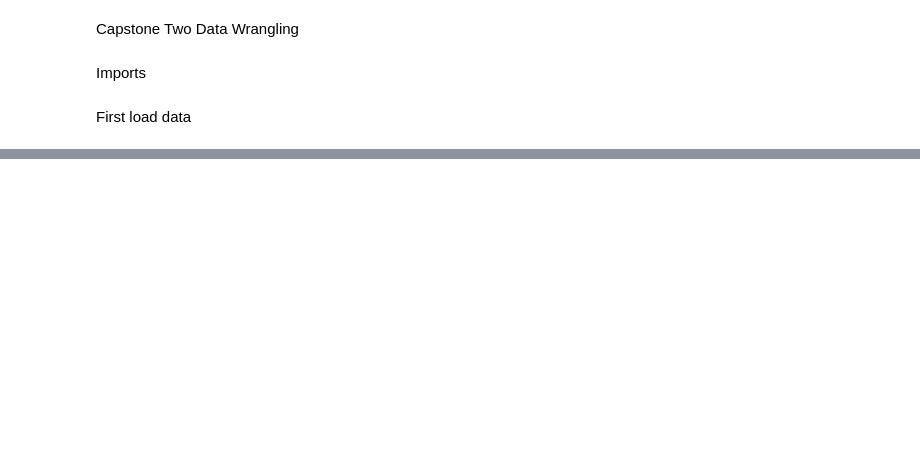
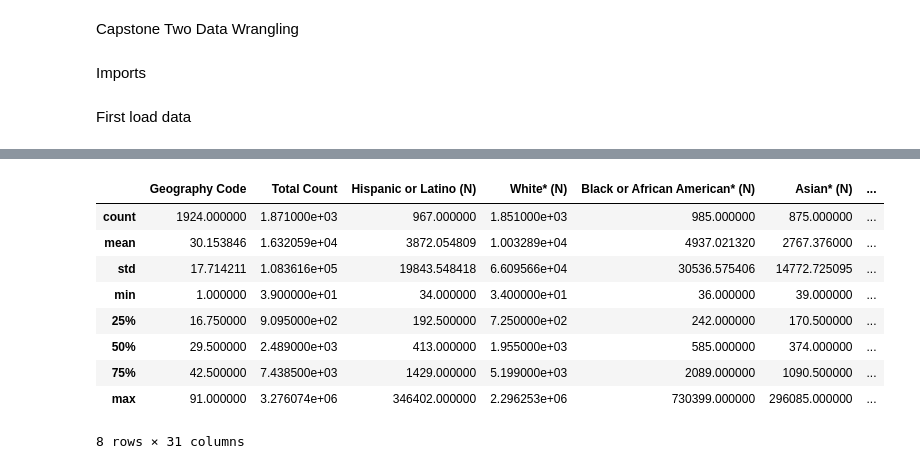
Before and after one commit to BTExpress1/healthCareAccess, a Jupyter notebook: notebooks/Capstone_Two.ipynb, the cells around one changed output, grey strips where cells are left out. Saved outputs shown, nothing was run; the diff lists cells and outputs as text; code cells hidden in the pictures; blank space fills up the shorter version.

```diff
--- a/notebooks/Capstone_Two.ipynb
+++ b/notebooks/Capstone_Two.ipynb
@@ -19,0 +83,13 @@ FileNotFoundError: [Errno 2] No such file or directory: '../Data/compiled_data.p
+# %%
+ahrf_data.describe()
+# %% [output]
+|  | Geography Code | Total Count | Hispanic or Latino (N) | White* (N) | Black or African American* (N) | Asian* (N) | ... |
+| count | 1924.000000 | 1.871000e+03 | 967.000000 | 1.851000e+03 | 985.000000 | 875.000000 | ... |
+| mean | 30.153846 | 1.632059e+04 | 3872.054809 | 1.003289e+04 | 4937.021320 | 2767.376000 | ... |
+| std | 17.714211 | 1.083616e+05 | 19843.548418 | 6.609566e+04 | 30536.575406 | 14772.725095 | ... |
+| min | 1.000000 | 3.900000e+01 | 34.000000 | 3.400000e+01 | 36.000000 | 39.000000 | ... |
+| 25% | 16.750000 | 9.095000e+02 | 192.500000 | 7.250000e+02 | 242.000000 | 170.500000 | ... |
+| 50% | 29.500000 | 2.489000e+03 | 413.000000 | 1.955000e+03 | 585.000000 | 374.000000 | ... |
+| 75% | 42.500000 | 7.438500e+03 | 1429.000000 | 5.199000e+03 | 2089.000000 | 1090.500000 | ... |
+| max | 91.000000 | 3.276074e+06 | 346402.000000 | 2.296253e+06 | 730399.000000 | 296085.000000 | ... |
+8 rows × 31 columns
```
Also changed, not shown: parts of 34 cells of this notebook.
